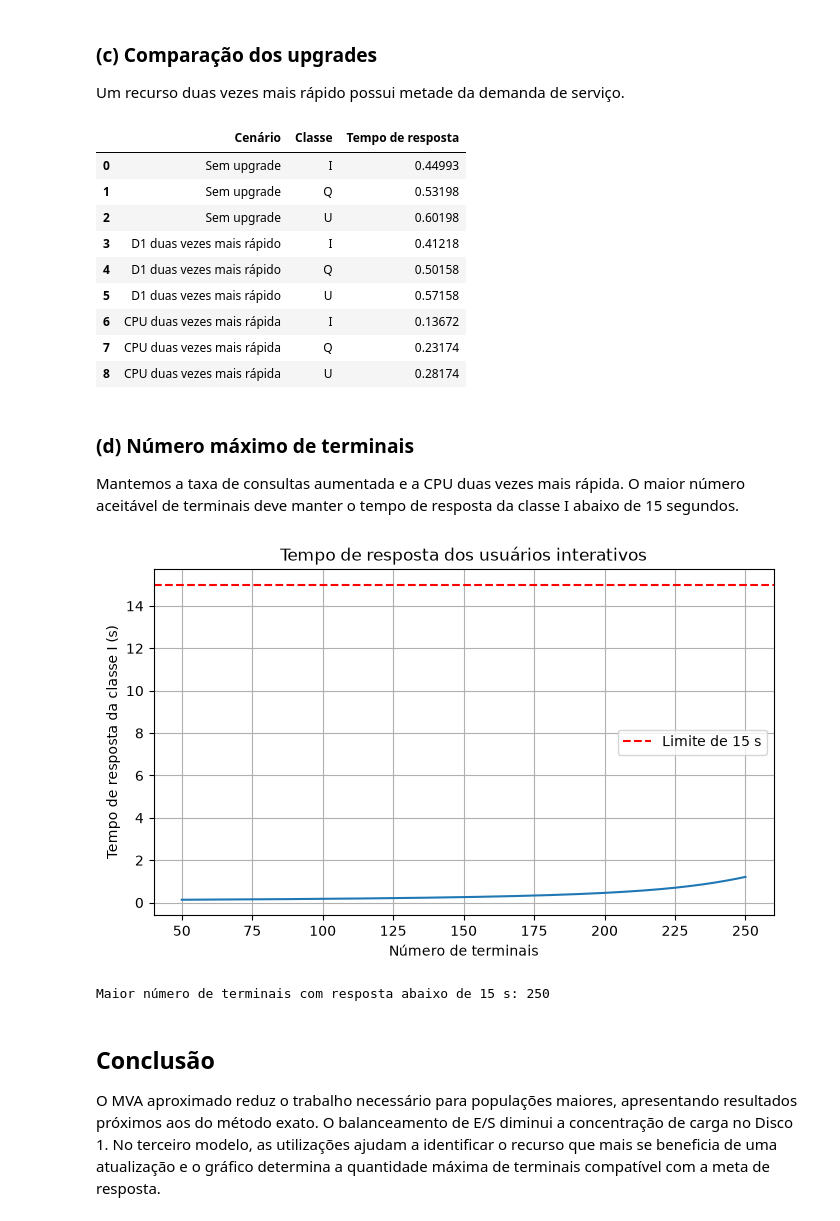
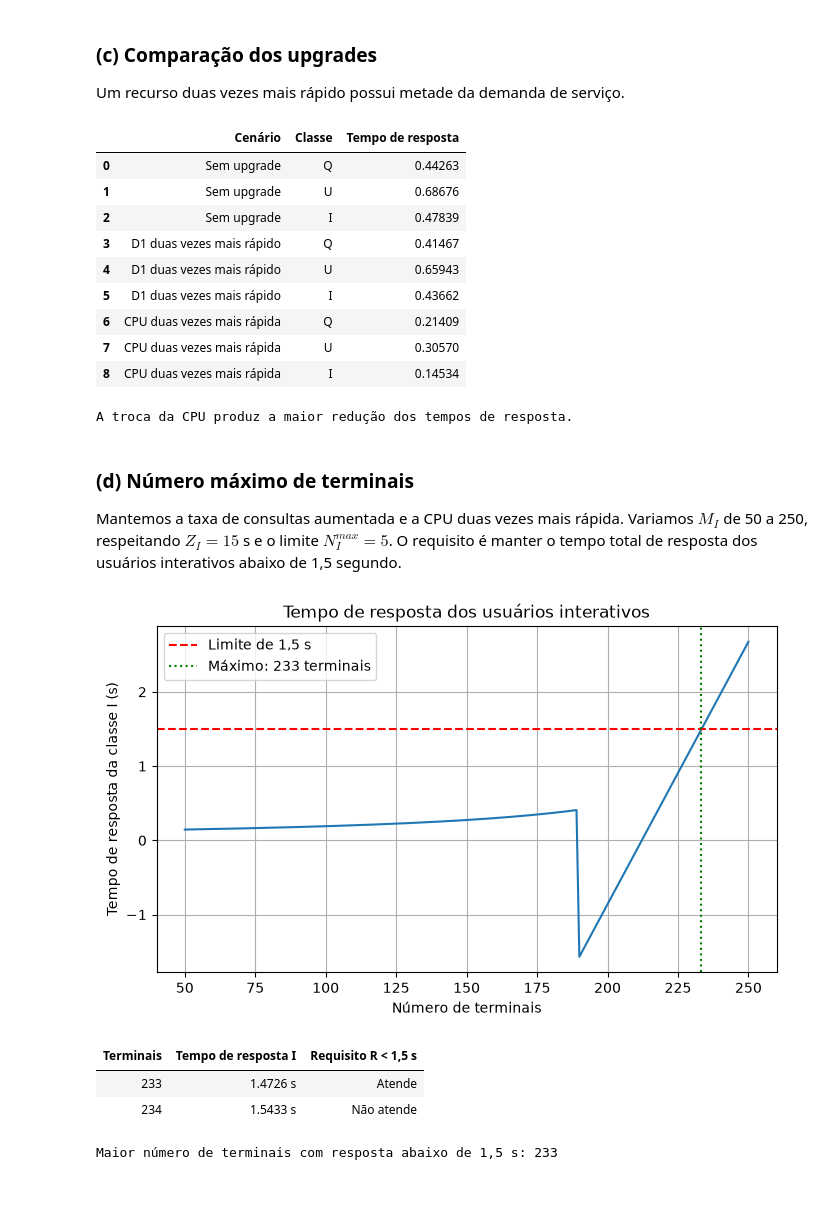
Before and after one commit to kaynanxd/AvaliacaoDeDesempenho, a Jupyter notebook: Atividade_Capitulo_6_executado.ipynb, the cells around one changed output. Saved outputs shown, nothing was run; the diff lists cells and outputs as text; code cells hidden in the pictures; blank space fills up the shorter version.

```diff
--- a/Atividade_Capitulo_6_executado.ipynb
+++ b/Atividade_Capitulo_6_executado.ipynb
@@ -329,57 +357,76 @@ display(utilizacoes(aumento))
 Um recurso duas vezes mais rápido possui metade da demanda de serviço.
 # %%
 cenarios = {
-    'Sem upgrade': resolver_line(lambda_q=5.85),
-    'D1 duas vezes mais rápido': resolver_line(lambda_q=5.85, fator_d1=2.0),
-    'CPU duas vezes mais rápida': resolver_line(lambda_q=5.85, fator_cpu=2.0)
+    'Sem upgrade': resolver_misto(lambda_q=5.85),
+    'D1 duas vezes mais rápido': resolver_misto(lambda_q=5.85, fator_d1=2.0),
+    'CPU duas vezes mais rápida': resolver_misto(lambda_q=5.85, fator_cpu=2.0)
 }
 
 resultado_c = []
-for nome, tabela in cenarios.items():
-    parte = tempos_resposta(tabela)
+for nome, resultado in cenarios.items():
+    parte = tempos_resposta(resultado)
     parte.insert(0, 'Cenário', nome)
     resultado_c.append(parte)
 
-pd.concat(resultado_c, ignore_index=True)
+comparacao_c = pd.concat(resultado_c, ignore_index=True)
+display(comparacao_c)
+
+print('A troca da CPU produz a maior redução dos tempos de resposta.')
 # %% [output]
 |  | Cenário | Classe | Tempo de resposta |
-| 0 | Sem upgrade | I | 0.44993 |
-| 1 | Sem upgrade | Q | 0.53198 |
-| 2 | Sem upgrade | U | 0.60198 |
-| 3 | D1 duas vezes mais rápido | I | 0.41218 |
-| 4 | D1 duas vezes mais rápido | Q | 0.50158 |
-| 5 | D1 duas vezes mais rápido | U | 0.57158 |
-| 6 | CPU duas vezes mais rápida | I | 0.13672 |
-| 7 | CPU duas vezes mais rápida | Q | 0.23174 |
-| 8 | CPU duas vezes mais rápida | U | 0.28174 |
+| 0 | Sem upgrade | Q | 0.44263 |
+| 1 | Sem upgrade | U | 0.68676 |
+| 2 | Sem upgrade | I | 0.47839 |
+| 3 | D1 duas vezes mais rápido | Q | 0.41467 |
+| 4 | D1 duas vezes mais rápido | U | 0.65943 |
+| 5 | D1 duas vezes mais rápido | I | 0.43662 |
+| 6 | CPU duas vezes mais rápida | Q | 0.21409 |
+| 7 | CPU duas vezes mais rápida | U | 0.30570 |
+| 8 | CPU duas vezes mais rápida | I | 0.14534 |
+A troca da CPU produz a maior redução dos tempos de resposta.
 # %% [markdown]
 ### (d) Número máximo de terminais
 
-Mantemos a taxa de consultas aumentada e a CPU duas vezes mais rápida. O maior número aceitável de terminais deve manter o tempo de resposta da classe I abaixo de 15 segundos.
+Mantemos a taxa de consultas aumentada e a CPU duas vezes mais rápida. Variamos $M_I$ de 50 a 250, respeitando $Z_I=15$ s e o limite $N_I^{max}=5$. O requisito é manter o tempo total de resposta dos usuários interativos abaixo de 1,5 segundo.
 # %%
 linhas = []
 for quantidade in range(50, 251):
-    tabela = resolver_line(lambda_q=5.85, terminais=quantidade, fator_cpu=2.0)
-    respostas = tempos_resposta(tabela).set_index('Classe')['Tempo de resposta']
-    linhas.append({'Terminais': quantidade, 'Tempo de resposta I': respostas['I']})
+    resultado = resolver_misto(lambda_q=5.85, terminais=quantidade, fator_cpu=2.0)
+    respostas = tempos_resposta(resultado).set_index('Classe')['Tempo de resposta']
+    linhas.append({
+        'Terminais': quantidade,
+        'Tempo de resposta I': respostas['I'],
+        'Limite de multiprogramação ativo': resultado['limite_interativo_ativo']
+    })
 
 resultado_d = pd.DataFrame(linhas)
-aceitaveis = resultado_d[resultado_d['Tempo de resposta I'] < 15]
+aceitaveis = resultado_d[resultado_d['Tempo de resposta I'] < 1.5]
 maximo = int(aceitaveis['Terminais'].max()) if not aceitaveis.empty else None
 
 plt.plot(resultado_d['Terminais'], resultado_d['Tempo de resposta I'])
-plt.axhline(15, color='red', linestyle='--', label='Limite de 15 s')
+plt.axhline(1.5, color='red', linestyle='--', label='Limite de 1,5 s')
+plt.axvline(maximo, color='green', linestyle=':', label=f'Máximo: {maximo} terminais')
 plt.xlabel('Número de terminais')
 plt.ylabel('Tempo de resposta da classe I (s)')
 plt.title('Tempo de resposta dos usuários interativos')
 plt.legend()
 plt.show()
 
-print(f'Maior número de terminais com resposta abaixo de 15 s: {maximo}')
+comparacao_limite = resultado_d[
+    resultado_d['Terminais'].isin([maximo, maximo + 1])
+] [['Terminais', 'Tempo de resposta I']].copy()
+comparacao_limite['Requisito R < 1,5 s'] = np.where(
+    comparacao_limite['Tempo de resposta I'] < 1.5, 'Atende', 'Não atende'
+)
+display(
+    comparacao_limite.style
+    .hide(axis='index')
+    .format({'Tempo de resposta I': '{:.4f} s'})
+)
+print(f'Maior número de terminais com resposta abaixo de 1,5 s: {maximo}')
 # %% [output]
-[figure, old version]
+[figure, new version]
+| Terminais | Tempo de resposta I | Requisito R < 1,5 s |
+| 233 | 1.4726 s | Atende |
+| 234 | 1.5433 s | Não atende |
-Maior número de terminais com resposta abaixo de 15 s: 250
+Maior número de terminais com resposta abaixo de 1,5 s: 233
-# %% [markdown]
-## Conclusão
-
-O MVA aproximado reduz o trabalho necessário para populações maiores, apresentando resultados próximos aos do método exato. O balanceamento de E/S diminui a concentração de carga no Disco 1. No terceiro modelo, as utilizações ajudam a identificar o recurso que mais se beneficia de uma atualização e o gráfico determina a quantidade máxima de terminais compatível com a meta de resposta.
```
Also changed, not shown: parts of 16 cells of this notebook, 3 other files.
